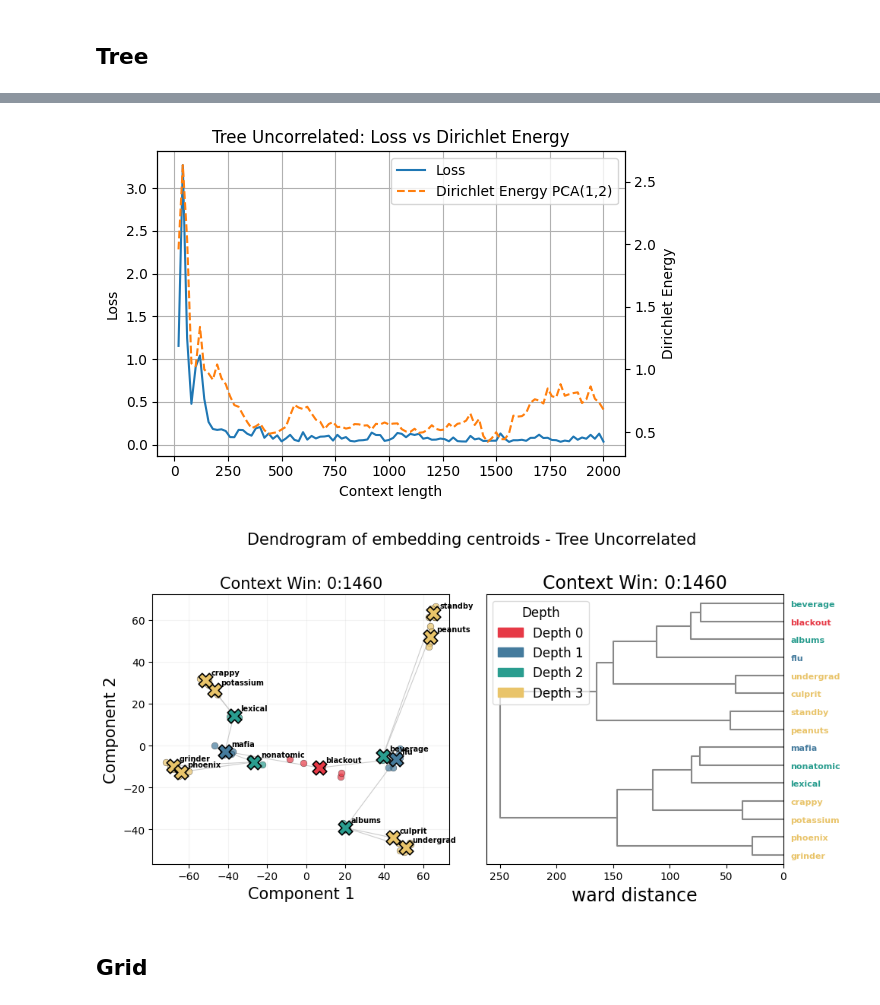
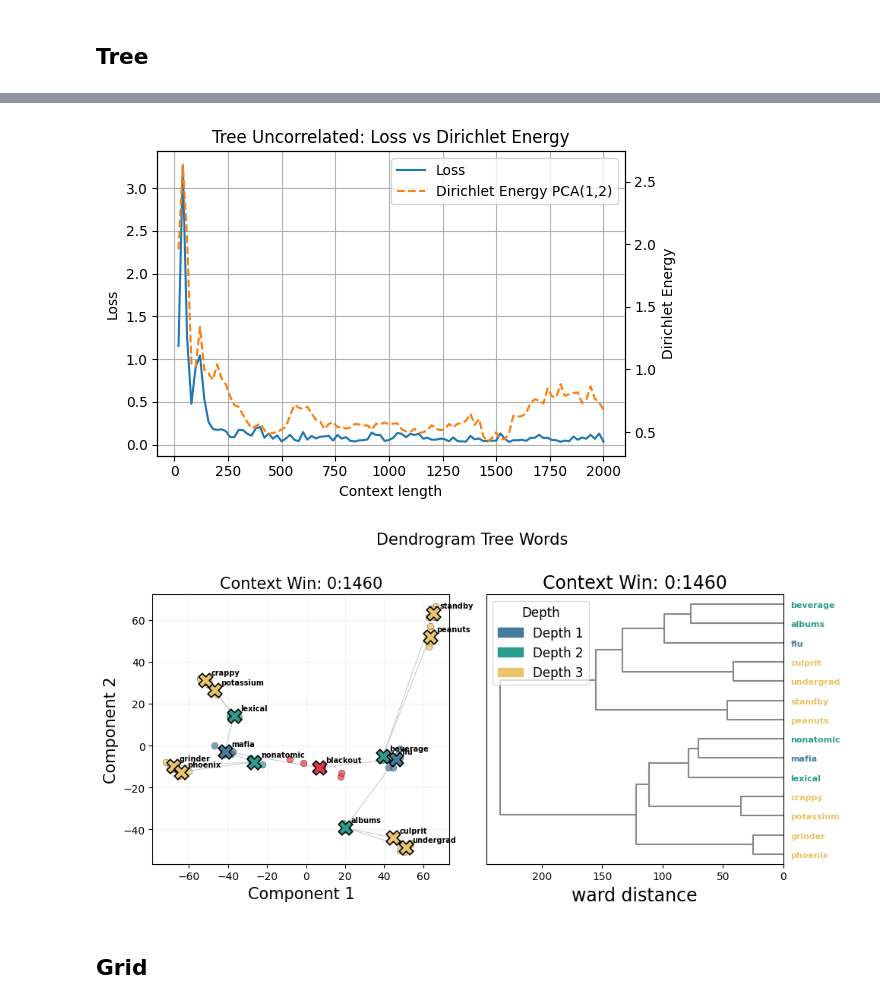
Before and after one commit to Project-Hindenburg/hico, a Jupyter notebook: notebooks/report_plots.ipynb, the cells around one changed output, grey strips where cells are left out. Drawn from its saved outputs; the diff is of its cells as text; code cells hidden in the pictures.

```diff
--- a/notebooks/report_plots.ipynb
+++ b/notebooks/report_plots.ipynb
@@ -16,7 +16,7 @@ from vis import (
 # %%
 def compute_aligned_loss_energy(
     directory: str,
-    vocab_path: Path = Path("../data/words_dict.txt"),
+    vocab_path: Path,
     graph_kind: str = "tree",
     win: int = 20,
     pca_k: int = 2,
@@ -40,7 +40,6 @@ def compute_aligned_loss_energy(
 
     # embeddings file (serve a compute_energy)
     embs_file = emb_dir / f"reprs_{directory}_line000000_layer{layer}.pt"
-    _ids_np, _emb_np = load_embeddings_pt(embs_file)
 
     # graph
     G = load_graph_from_txt(struct_path, kind=graph_kind)
@@ -123,6 +122,7 @@ k_last = 5
 
 x_tokens, loss_tree, energy_tree = compute_aligned_loss_energy(
     directory=directory,
+    vocab_path=VOCAB_PATH,
     graph_kind=graph_kind,
     win=20,
     pca_k=2,
@@ -148,7 +148,7 @@ ax1.legend(lines, labels, loc="best")
 
 plt.title(f"{directory.replace('_',' ').title()}: Loss vs Dirichlet Energy")
 fig.tight_layout()
-# fig.savefig(f"../plots/loss_{directory}.png", dpi=300, bbox_inches="tight")
+fig.savefig(f"../plots/loss_{directory}.png", dpi=300, bbox_inches="tight")
 plt.show()
 win_opt = int(x_tokens[np.argmin(energy_tree)])
 
@@ -183,12 +183,12 @@ emb_dendro = emb_np[mask_layer_l]
 ids_dendro = ids_np[mask_layer_l]
 
 
-centroids_id, centroids_emb = centroids_by_token(filtered_ids, filtered_embs)
+centroids_id, centroids_emb = centroids_by_token(ids_dendro, emb_dendro)
 
 hp_tree.plot_dendrogram_on_points(axes[1], centroids_id, centroids_emb, title=f"Context Win: 0:{win_opt}",
                                   method="ward", max_leaves=50, leaf_font_size=8)
 
-fig.suptitle(f"Dendrogram of embedding centroids - {directory.replace('_', ' ').title()}",
+fig.suptitle(f"Dendrogram Tree Words",
              fontsize=15, y=1.01)
 
 
@@ -216,5 +216,5 @@ plt.show()
 [figure]
-[figure, old version]
+[figure, new version]
 # %% [markdown]
 ## Grid
 # %%
```
Also changed, not shown: parts of 31 cells of this notebook, 24 other files.
